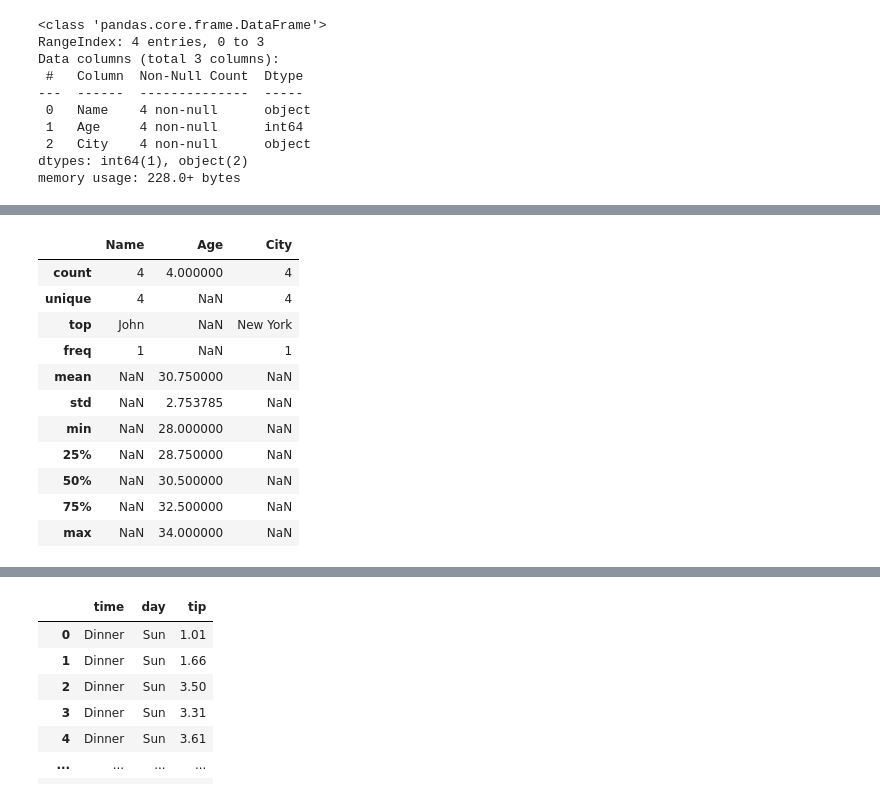
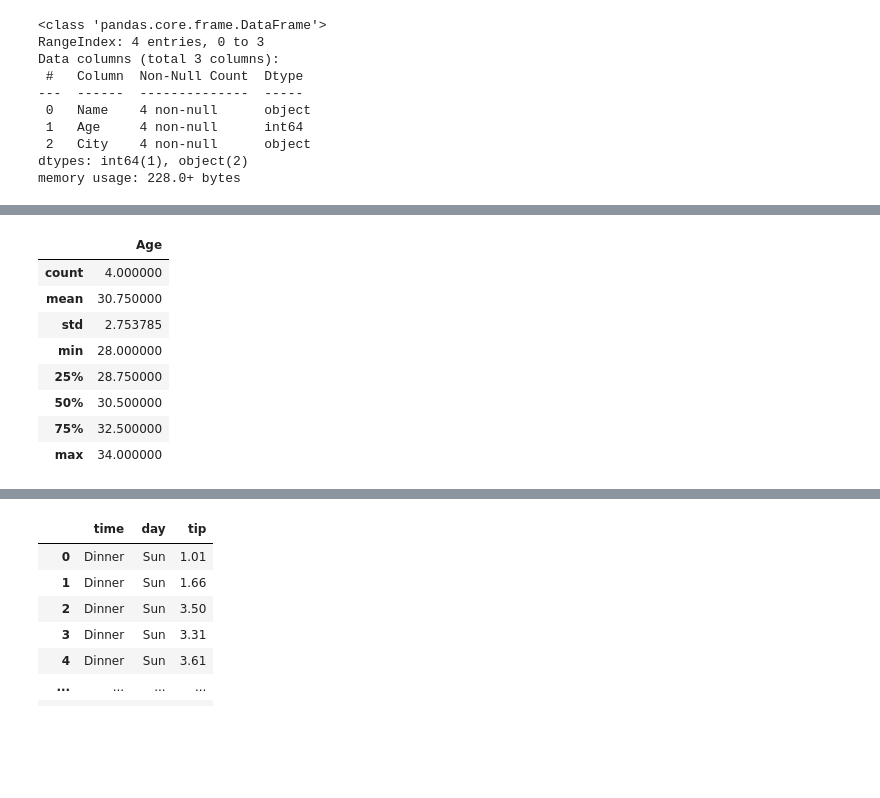
Before and after one commit to Dzithendo31/PythonCourse, a Jupyter notebook: day16pandas.ipynb, the cells around one changed output, grey strips where cells are left out. Drawn from its saved outputs; the diff is of its cells as text; code cells hidden in the pictures; blank space fills up the shorter version.

```diff
--- a/day16pandas.ipynb
+++ b/day16pandas.ipynb
@@ -71,19 +69,15 @@ dtype: object
 # %%
 df.describe()
-df.describe(include='all')
 # %% [output]
-|  | Name | Age | City |
-| count | 4 | 4.000000 | 4 |
-| unique | 4 | NaN | 4 |
-| top | John | NaN | New York |
-| freq | 1 | NaN | 1 |
-| mean | NaN | 30.750000 | NaN |
-| std | NaN | 2.753785 | NaN |
-| min | NaN | 28.000000 | NaN |
-| 25% | NaN | 28.750000 | NaN |
-| 50% | NaN | 30.500000 | NaN |
-| 75% | NaN | 32.500000 | NaN |
-| max | NaN | 34.000000 | NaN |
+|  | Age |
+| count | 4.000000 |
+| mean | 30.750000 |
+| std | 2.753785 |
+| min | 28.000000 |
+| 25% | 28.750000 |
+| 50% | 30.500000 |
+| 75% | 32.500000 |
+| max | 34.000000 |
 # %%
 tips_df = pd.read_csv("./tips.csv")
 tips_df
```
Also changed, not shown: parts of 7 cells of this notebook, 3 other files.
